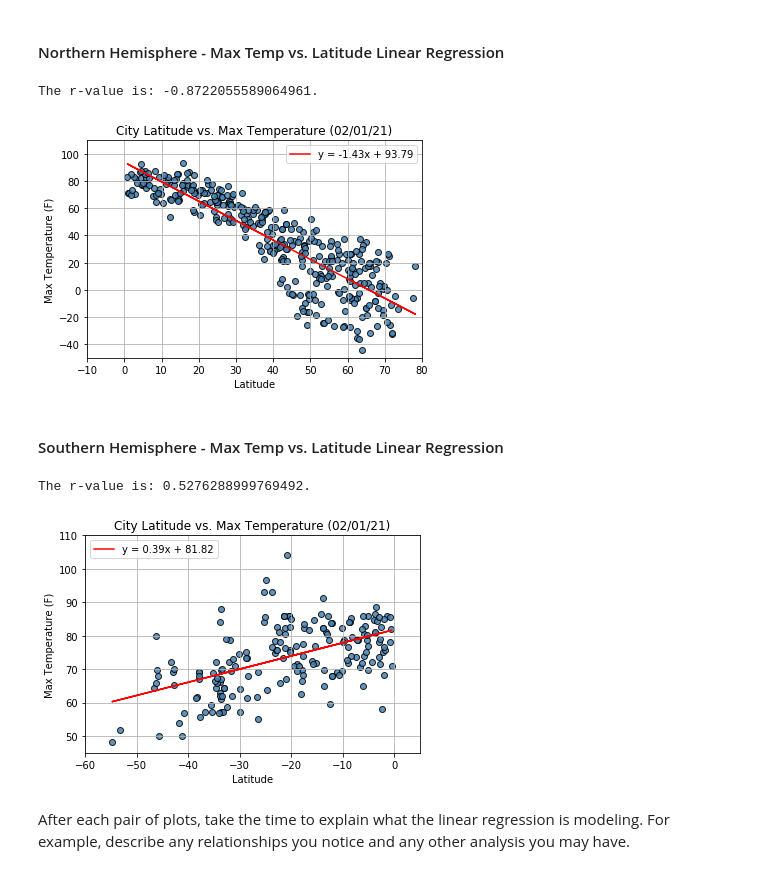
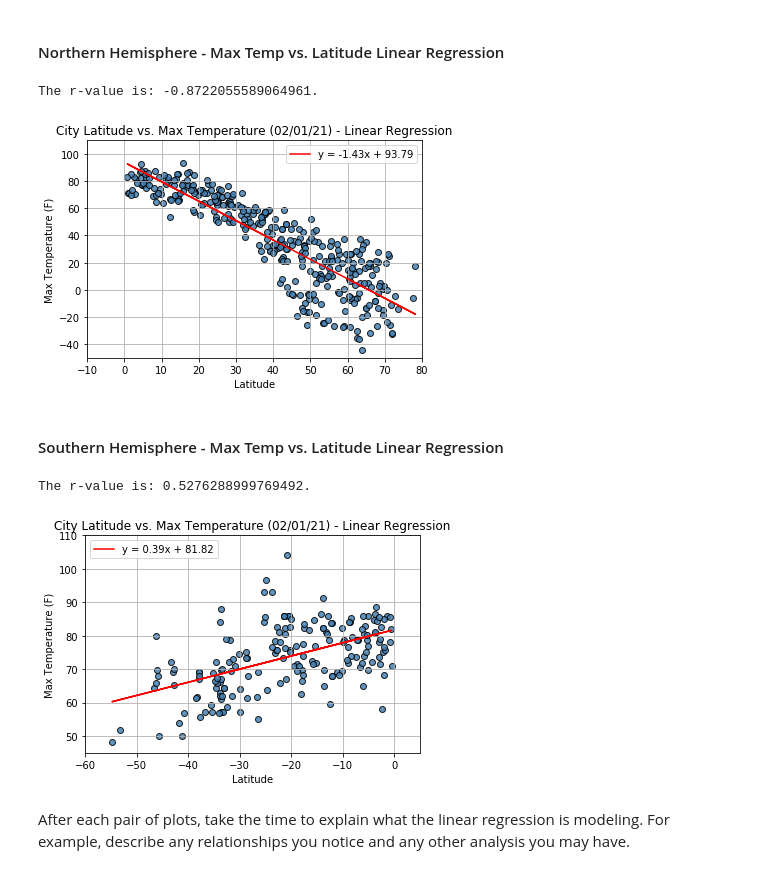
Before and after one commit to vandrade88/python-api-challenge, a Jupyter notebook: WeatherPy/WeatherPy.ipynb, the cells around one changed output. Drawn from its saved outputs; the diff is of its cells as text; code cells hidden in the pictures.

```diff
--- a/WeatherPy/WeatherPy.ipynb
+++ b/WeatherPy/WeatherPy.ipynb
@@ -333,26 +333,26 @@ southern_hemisphere = city_df.loc[city_df['Lat'] < 0]
 # %%
 x_values = northern_hemisphere['Lat']
 y_values = northern_hemisphere['Max Temp']
 
 (slope, intercept, rvalue, pvalue, stderr) = linregress(x_values, y_values)
 regress_values = x_values * slope + intercept
 line_eq = "y = " + str(round(slope,2)) + "x + " + str(round(intercept,2))
 
 print(f"The r-value is: {rvalue}.")
 
 plt.scatter(x_values, y_values, marker="o", facecolors="steelblue", edgecolors="black", alpha = 0.85)
 plt.plot(x_values,regress_values,"r-", label = line_eq)
-plt.title('City Latitude vs. Max Temperature (02/01/21)')
+plt.title('City Latitude vs. Max Temperature (02/01/21) - Linear Regression')
 plt.xlabel('Latitude')
 plt.ylabel('Max Temperature (F)')
 plt.grid(b=True, which='major', axis='both')
 plt.ylim(-50,110)
 plt.xlim(-10,80)
 plt.legend(loc="best")
 plt.show()
 # %% [output]
 The r-value is: -0.8722055589064961.
-[figure, old version]
+[figure, new version]
 # %% [markdown]
 ####  Southern Hemisphere - Max Temp vs. Latitude Linear Regression
 # %%
@@ -367,7 +367,7 @@ print(f"The r-value is: {rvalue}.")
 
 plt.scatter(x_values, y_values, marker="o", facecolors="steelblue", edgecolors="black", alpha = 0.85)
 plt.plot(x_values,regress_values,"r-", label = line_eq)
-plt.title('City Latitude vs. Max Temperature (02/01/21)')
+plt.title('City Latitude vs. Max Temperature (02/01/21) - Linear Regression')
 plt.xlabel('Latitude')
 plt.ylabel('Max Temperature (F)')
 plt.grid(b=True, which='major', axis='both')
@@ -377,7 +377,7 @@ plt.legend(loc="best")
 plt.show()
 # %% [output]
 The r-value is: 0.5276288999769492.
-[figure, old version]
+[figure, new version]
 # %% [markdown]
 After each pair of plots, take the time to explain what the linear regression is modeling. For example, describe any relationships you notice and any other analysis you may have.
 # %% [markdown]
```
Also changed, not shown: parts of 2 cells of this notebook.
